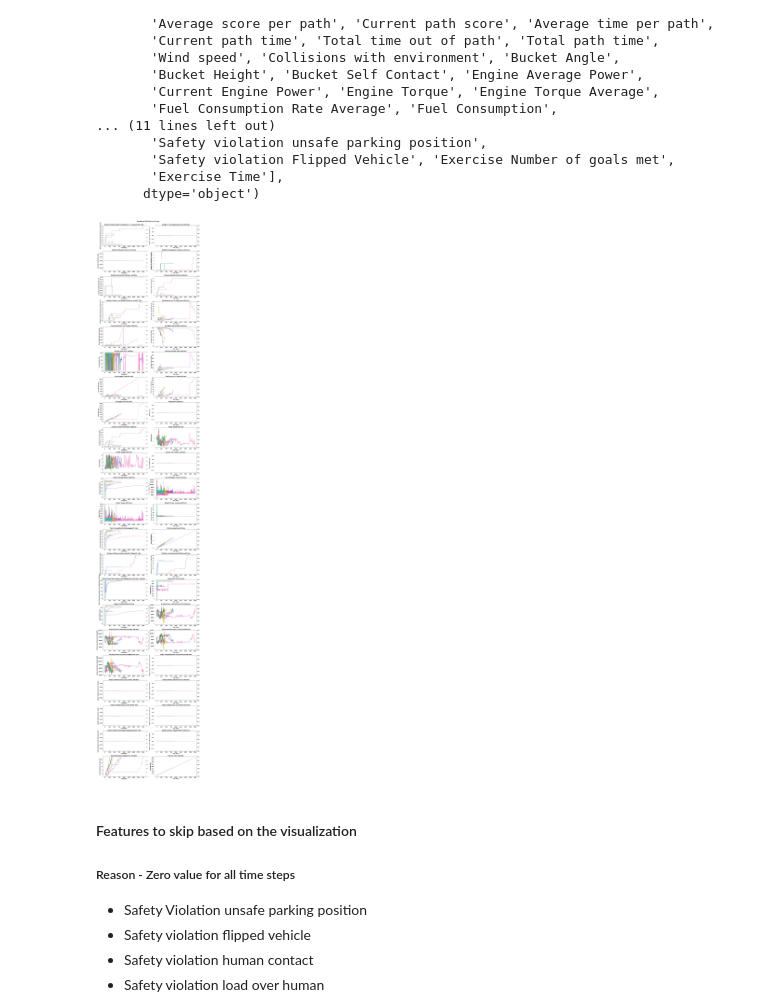
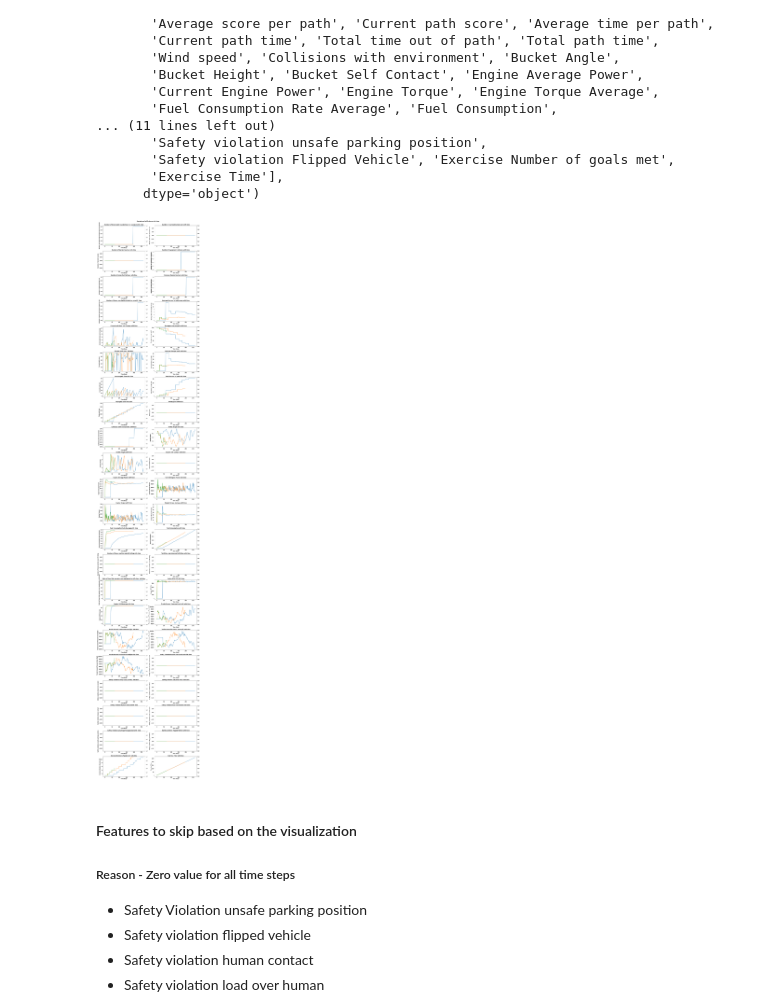
Before and after one commit to pranavAL/InvRL_Auto-Evaluate, a Jupyter notebook: EDA.ipynb, the cells around one changed output. Saved outputs shown, nothing was run; the diff lists cells and outputs as text; code cells hidden in the pictures.

```diff
--- a/EDA.ipynb
+++ b/EDA.ipynb
@@ -104,35 +104,35 @@ Index(['Number of tennis balls knocked over by operator',
 # %%
 def deviation_of_features_with_time(features, axis):
 
     ax1 = axis.twinx()
     axis.set_title(f"{features} with time", fontweight="bold")
     axis.set_xlabel(f"Time Steps")
     axis.set_ylabel(f"{features}")
     #ax1.set_ylabel("Current Score")
 
-    for sess in sessions[:10]:
+    for sess in ['5f0f1a78b1a0e016c4004474','5f0f3da8b1a0e016c4054af3','5f0f3ec0b1a0e016c4055f2d']:
         values = data.loc[data["Session id"]==sess, features]
         time_steps = data.loc[data["Session id"]==sess, "Time Step"]
         score = data.loc[data["Session id"]==sess, "Current trainee score at that time"]
 
         axis.plot(time_steps, values)
         #ax1.plot(time_steps, score)
 
 
 def show_deviation_all_features_with_time():
     fig, ax = plt.subplots(len(data.columns[3:])//2, 2)
     fig.set_figheight(80)
     fig.set_figwidth(15)
     fig.suptitle("Deviation of all features with time", y=1.0, fontweight="bold")
 
     for i, feat in enumerate(data.columns[3:]):
         deviation_of_features_with_time(feat, ax[i//2,i%2])
 
     plt.show()
 
 show_deviation_all_features_with_time()
 # %% [output]
-[figure, old version]
+[figure, new version]
 # %% [markdown]
 #### Features to skip based on the visualization
 ##### Reason - Zero value for all time steps
```
Also changed, not shown: parts of 4 cells of this notebook, 2 other files.
